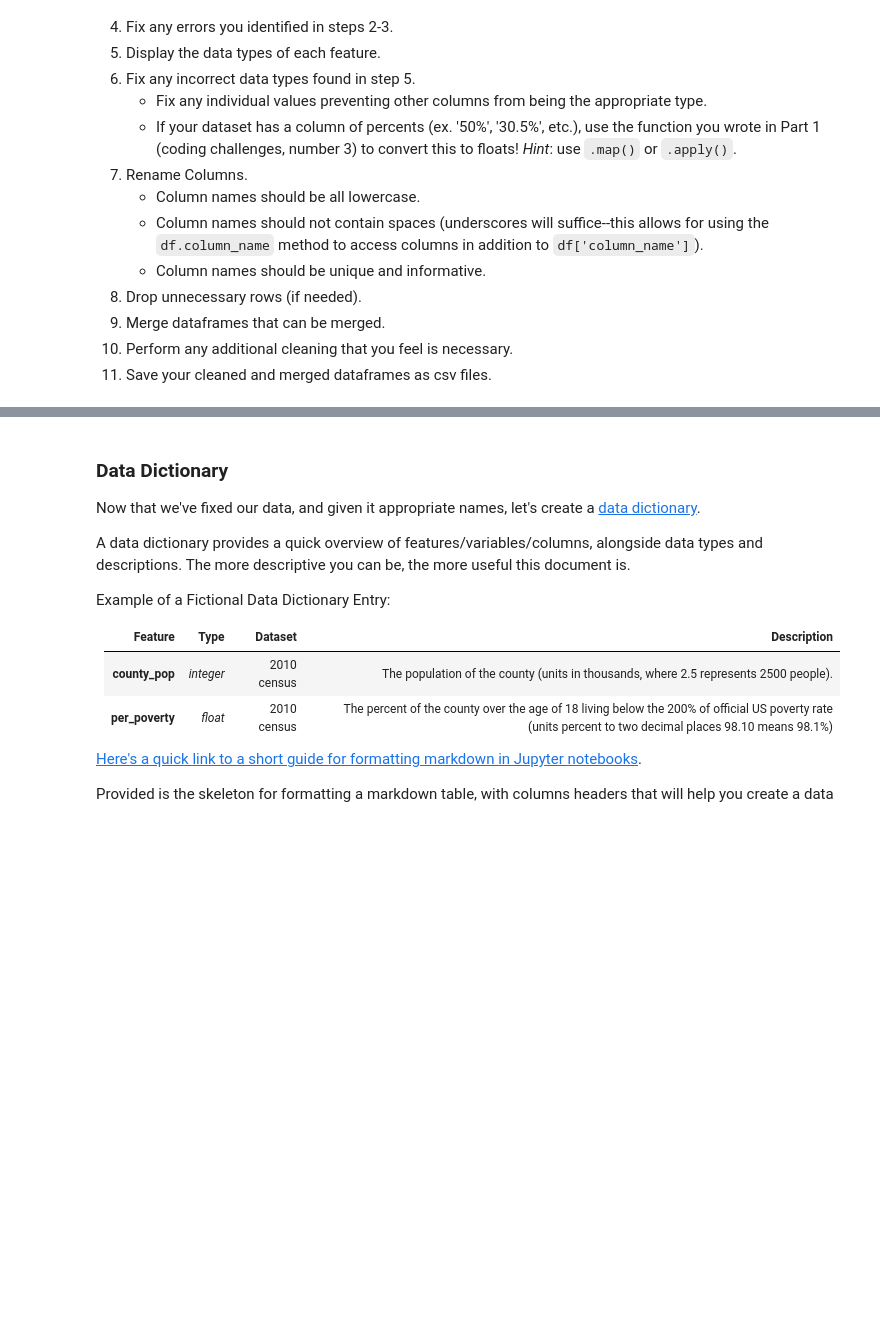
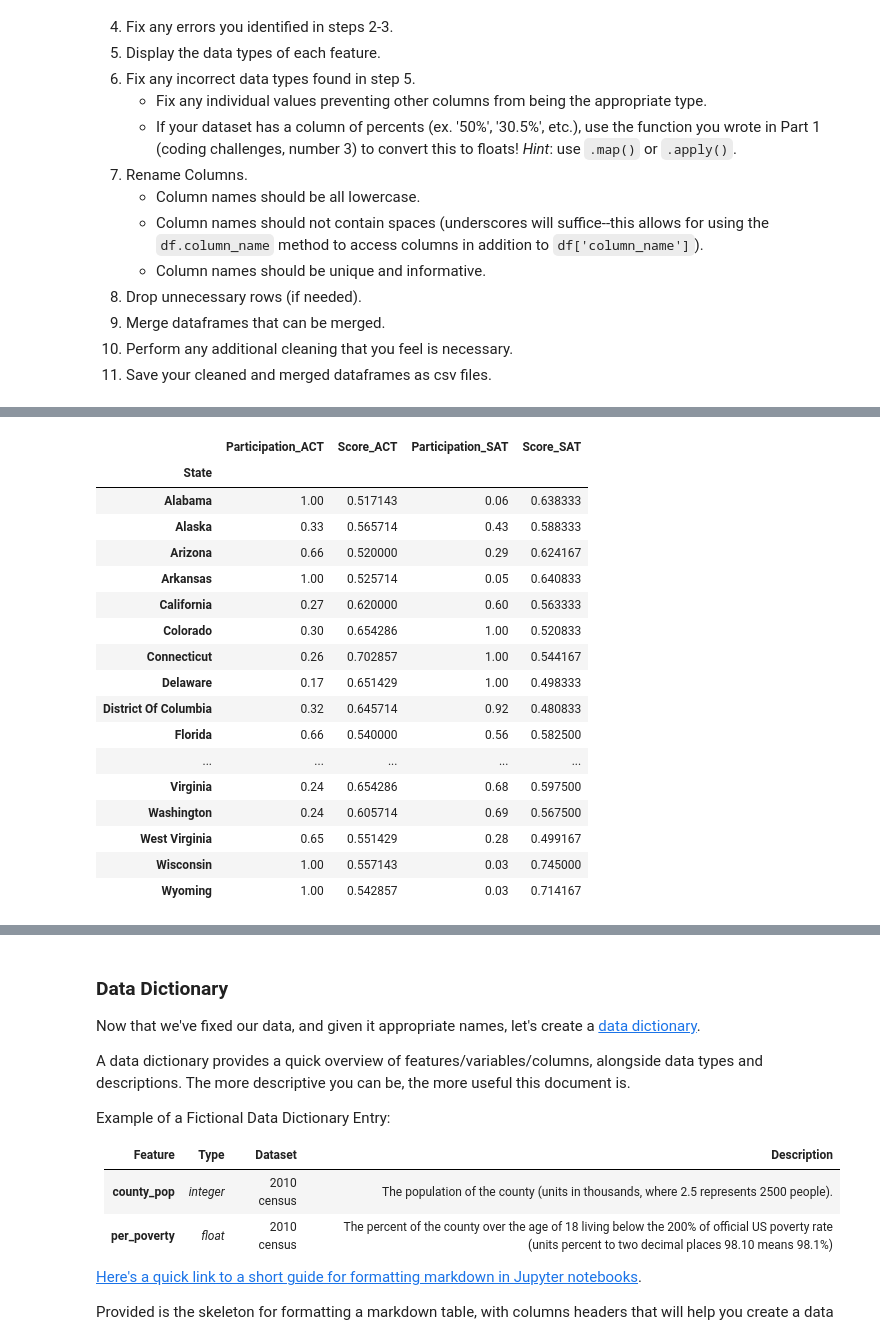
Before and after one commit to garyfoohw/GA_DSIF_project_1, a Jupyter notebook: code/starter-code.ipynb, the cells around one changed output, grey strips where cells are left out. Drawn from its saved outputs; the diff is of its cells as text; code cells hidden in the pictures; blank space fills up the shorter version.

```diff
--- a/code/starter-code.ipynb
+++ b/code/starter-code.ipynb
@@ -192,0 +350,21 @@ df_sat.head()
+# %%
+dfs[1]
+# %% [output]
+|  | Participation_ACT | Score_ACT | Participation_SAT | Score_SAT |
+| State |  |  |  |  |
+| Alabama | 1.00 | 0.517143 | 0.06 | 0.638333 |
+| Alaska | 0.33 | 0.565714 | 0.43 | 0.588333 |
+| Arizona | 0.66 | 0.520000 | 0.29 | 0.624167 |
+| Arkansas | 1.00 | 0.525714 | 0.05 | 0.640833 |
+| California | 0.27 | 0.620000 | 0.60 | 0.563333 |
+| Colorado | 0.30 | 0.654286 | 1.00 | 0.520833 |
+| Connecticut | 0.26 | 0.702857 | 1.00 | 0.544167 |
+| Delaware | 0.17 | 0.651429 | 1.00 | 0.498333 |
+| District Of Columbia | 0.32 | 0.645714 | 0.92 | 0.480833 |
+| Florida | 0.66 | 0.540000 | 0.56 | 0.582500 |
+| ... | ... | ... | ... | ... |
+| Virginia | 0.24 | 0.654286 | 0.68 | 0.597500 |
+| Washington | 0.24 | 0.605714 | 0.69 | 0.567500 |
+| West Virginia | 0.65 | 0.551429 | 0.28 | 0.499167 |
+| Wisconsin | 1.00 | 0.557143 | 0.03 | 0.745000 |
+| Wyoming | 1.00 | 0.542857 | 0.03 | 0.714167 |
```
Also changed, not shown: parts of 20 cells of this notebook.
